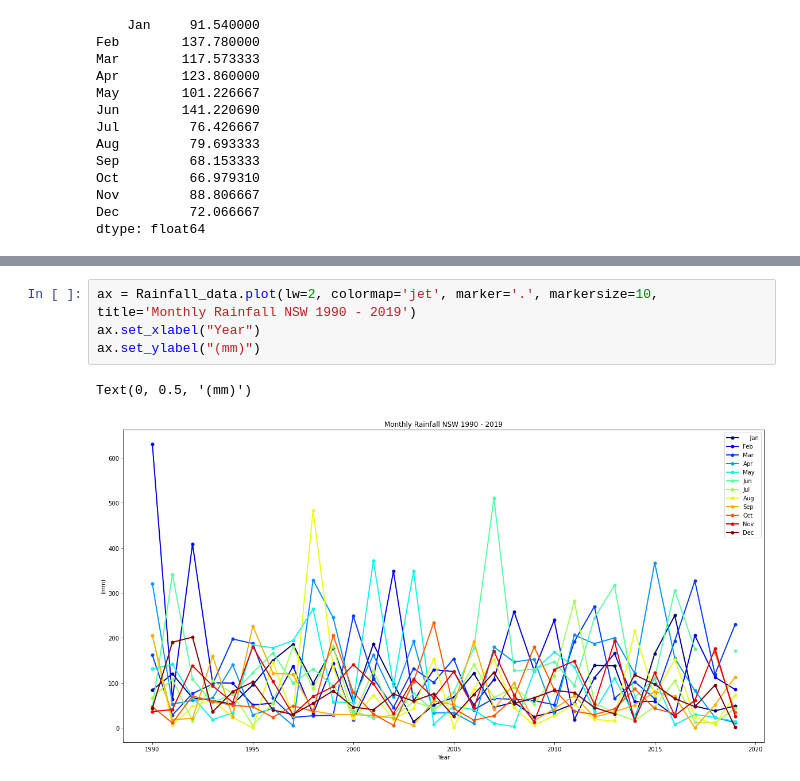
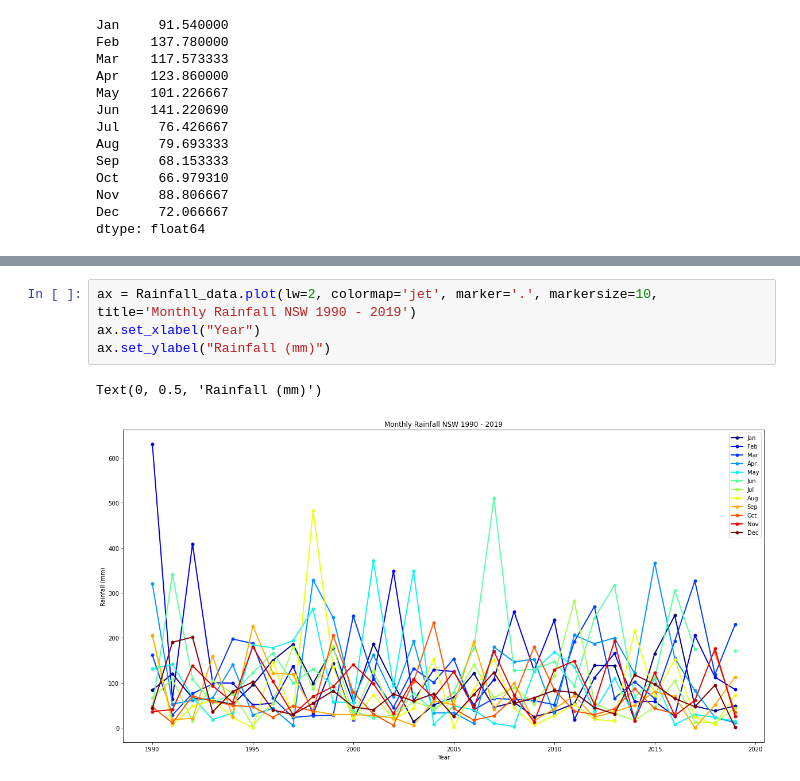
Before and after one commit to JordanLewisStudio/Data_project, a Jupyter notebook: data_project.ipynb, the cells around one changed output, grey strips where cells are left out. Drawn from its saved outputs; the diff is of its cells as text.

Commit message:
added new graphs and datasets

```diff
--- a/data_project.ipynb
+++ b/data_project.ipynb
@@ -221,7 +297,7 @@ dtype: float64
 # %%
 ax = Rainfall_data.plot(lw=2, colormap='jet', marker='.', markersize=10, title='Monthly Rainfall NSW 1990 - 2019')
 ax.set_xlabel("Year")
-ax.set_ylabel("(mm)")
+ax.set_ylabel("Rainfall (mm)")
 # %% [output]
-Text(0, 0.5, '(mm)')
+Text(0, 0.5, 'Rainfall (mm)')
-[figure, old version]
+[figure, new version]
```
Also changed, not shown: parts of 18 cells of this notebook, 2 other files.
